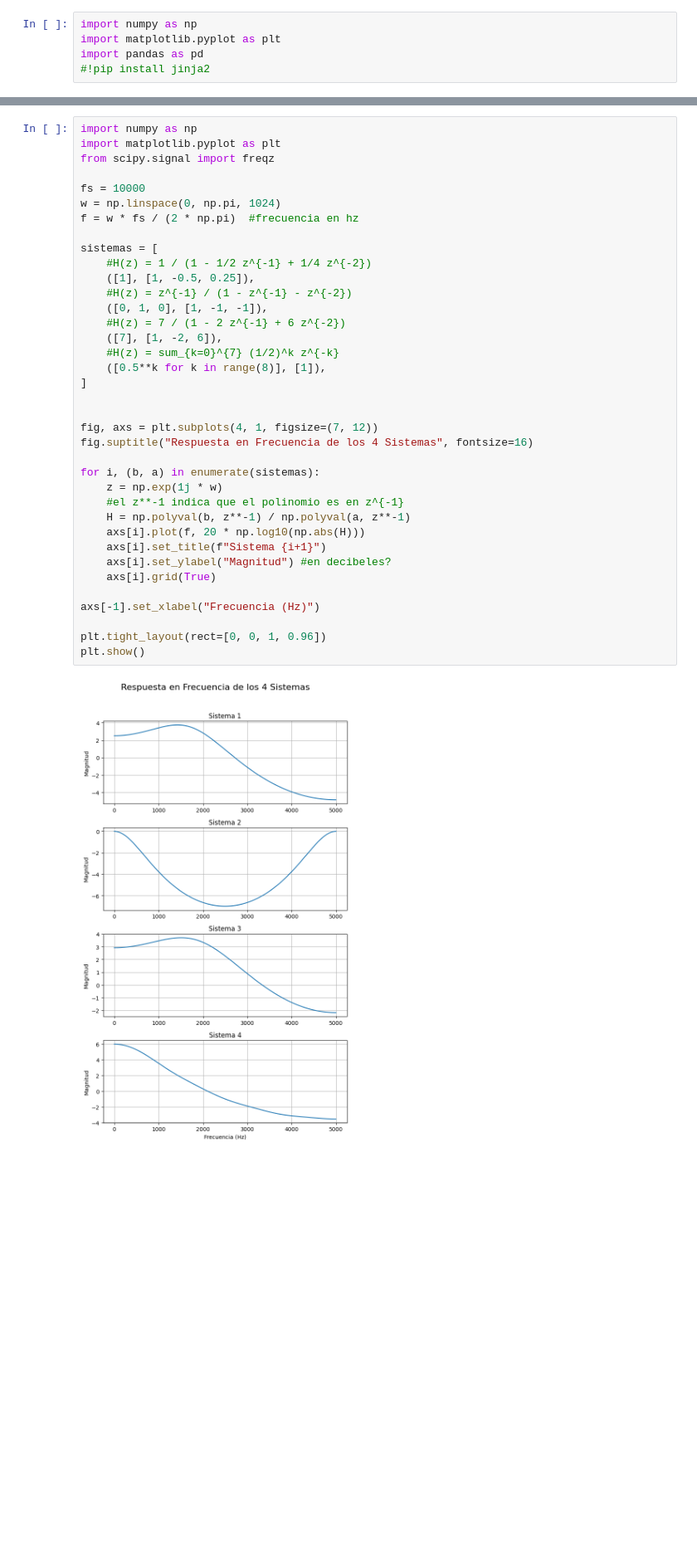
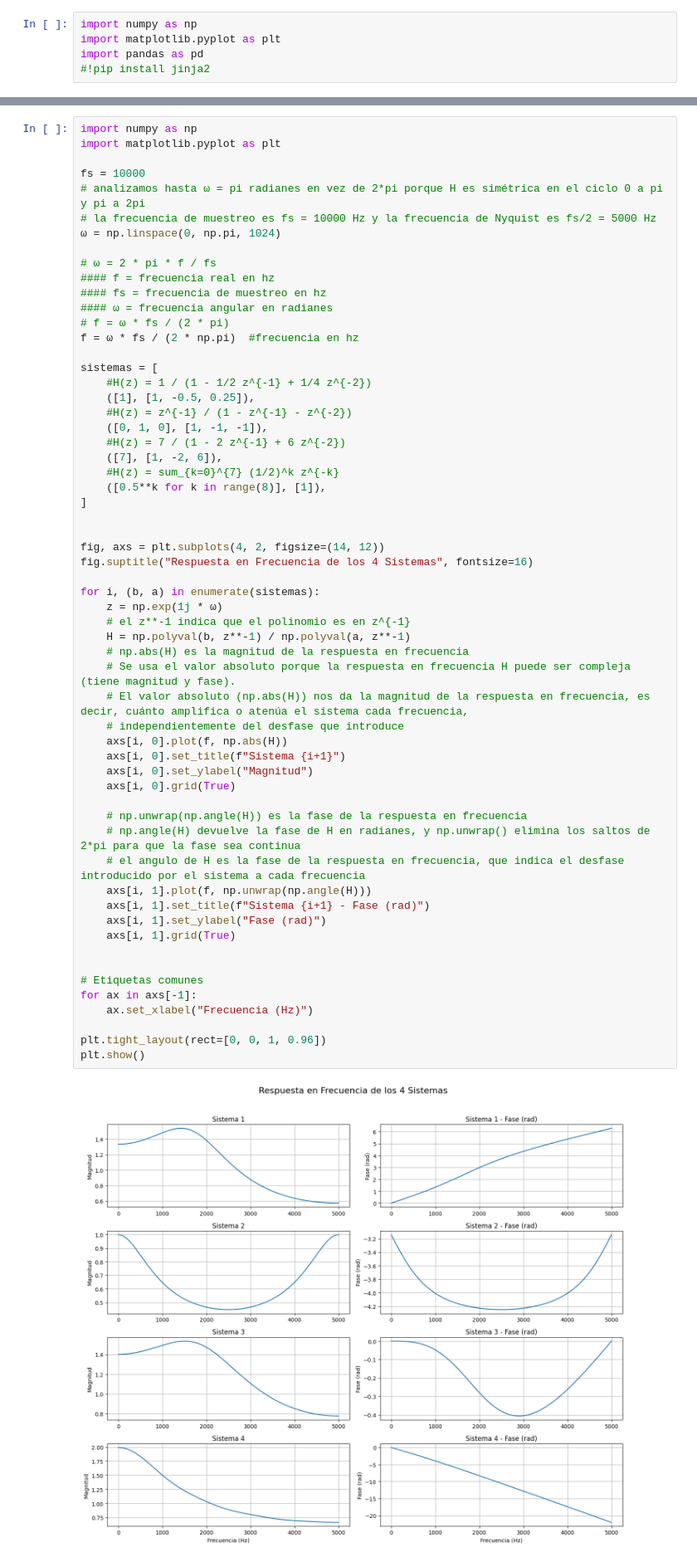
Before and after one commit to JuanKeiner/PDS_2025, a Jupyter notebook: Guia5/Guia5.ipynb, the cells around one changed output, grey strips where cells are left out. Shown: that part at 83% size. Cells and saved outputs as stored; diff of their text form; blank space fills up the shorter version.

```diff
--- a/Guia5/Guia5.ipynb
+++ b/Guia5/Guia5.ipynb
@@ -53,39 +58,61 @@ $$
 # %%
 import numpy as np
 import matplotlib.pyplot as plt
-from scipy.signal import freqz
 
 fs = 10000
-w = np.linspace(0, np.pi, 1024)
-f = w * fs / (2 * np.pi)  #frecuencia en hz
+# analizamos hasta ω = pi radianes en vez de 2*pi porque H es simétrica en el ciclo 0 a pi y pi a 2pi
+# la frecuencia de muestreo es fs = 10000 Hz y la frecuencia de Nyquist es fs/2 = 5000 Hz
+ω = np.linspace(0, np.pi, 1024)
+
+# ω = 2 * pi * f / fs
+#### f = frecuencia real en hz
+#### fs = frecuencia de muestreo en hz
+#### ω = frecuencia angular en radianes
+# f = ω * fs / (2 * pi)
+f = ω * fs / (2 * np.pi)  #frecuencia en hz
 
 sistemas = [
     #H(z) = 1 / (1 - 1/2 z^{-1} + 1/4 z^{-2})
     ([1], [1, -0.5, 0.25]),
     #H(z) = z^{-1} / (1 - z^{-1} - z^{-2})
     ([0, 1, 0], [1, -1, -1]),
     #H(z) = 7 / (1 - 2 z^{-1} + 6 z^{-2})
     ([7], [1, -2, 6]),
     #H(z) = sum_{k=0}^{7} (1/2)^k z^{-k}
     ([0.5**k for k in range(8)], [1]),
 ]
 
 
-fig, axs = plt.subplots(4, 1, figsize=(7, 12))
+fig, axs = plt.subplots(4, 2, figsize=(14, 12))
 fig.suptitle("Respuesta en Frecuencia de los 4 Sistemas", fontsize=16)
 
 for i, (b, a) in enumerate(sistemas):
-    z = np.exp(1j * w)
-    #el z**-1 indica que el polinomio es en z^{-1}
+    z = np.exp(1j * ω)
+    # el z**-1 indica que el polinomio es en z^{-1}
     H = np.polyval(b, z**-1) / np.polyval(a, z**-1)
-    axs[i].plot(f, 20 * np.log10(np.abs(H)))
-    axs[i].set_title(f"Sistema {i+1}")
-    axs[i].set_ylabel("Magnitud") #en decibeles?
-    axs[i].grid(True)
+    # np.abs(H) es la magnitud de la respuesta en frecuencia
+    # Se usa el valor absoluto porque la respuesta en frecuencia H puede ser compleja (tiene magnitud y fase).
+    # El valor absoluto (np.abs(H)) nos da la magnitud de la respuesta en frecuencia, es decir, cuánto amplifica o atenúa el sistema cada frecuencia,
+    # independientemente del desfase que introduce
+    axs[i, 0].plot(f, np.abs(H))
+    axs[i, 0].set_title(f"Sistema {i+1}")
+    axs[i, 0].set_ylabel("Magnitud")
+    axs[i, 0].grid(True)
 
-axs[-1].set_xlabel("Frecuencia (Hz)")
+    # np.unwrap(np.angle(H)) es la fase de la respuesta en frecuencia
+    # np.angle(H) devuelve la fase de H en radianes, y np.unwrap() elimina los saltos de 2*pi para que la fase sea continua
+    # el angulo de H es la fase de la respuesta en frecuencia, que indica el desfase introducido por el sistema a cada frecuencia
+    axs[i, 1].plot(f, np.unwrap(np.angle(H)))
+    axs[i, 1].set_title(f"Sistema {i+1} - Fase (rad)")
+    axs[i, 1].set_ylabel("Fase (rad)")
+    axs[i, 1].grid(True)
+
+
+# Etiquetas comunes
+for ax in axs[-1]:
+    ax.set_xlabel("Frecuencia (Hz)")
 
 plt.tight_layout(rect=[0, 0, 1, 0.96])
 plt.show()
 # %% [output]
-[figure, old version]
+[figure, new version]
```
Also changed, not shown: parts of 2 cells of this notebook, 2 other files.
